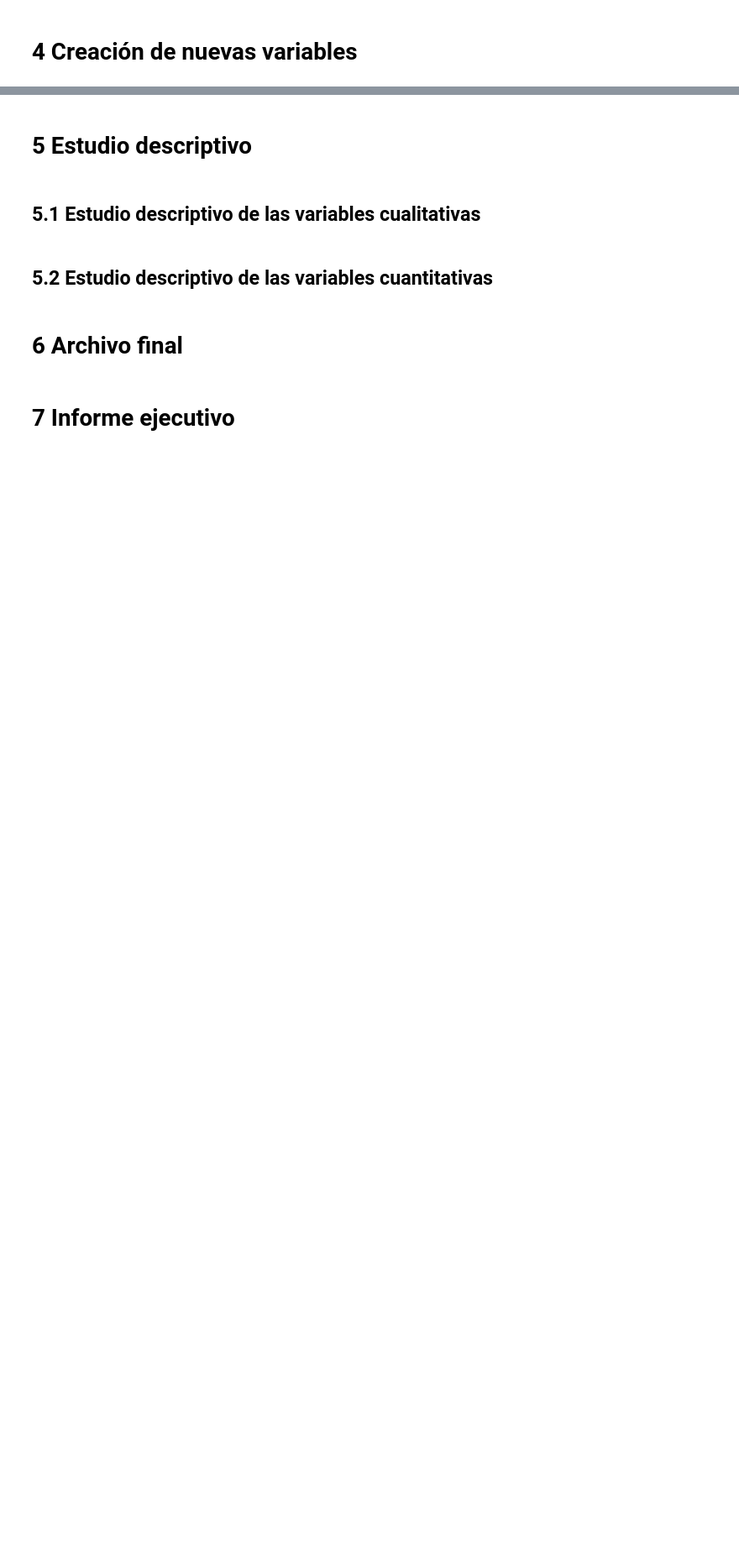
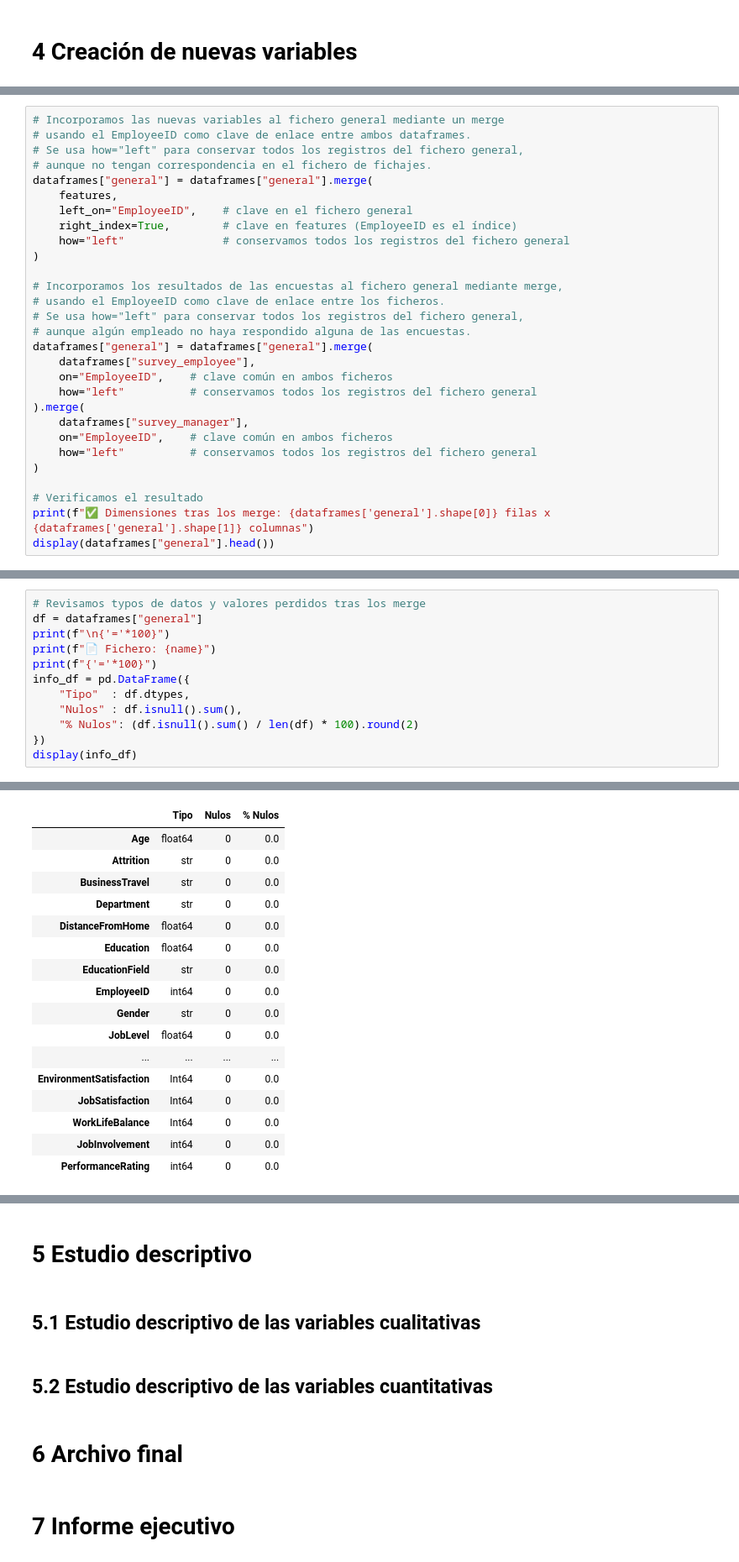
Before and after one commit to sangoumr/People_Analitics, a Jupyter notebook: EDA.ipynb, the cells around one changed output, grey strips where cells are left out. Shown at 84% size. Drawn from its saved outputs; the diff is of its cells as text; blank space fills up the shorter version.

Commit message:
Update Imputación de valores

```diff
--- a/EDA.ipynb
+++ b/EDA.ipynb
@@ -663,0 +794,29 @@ Estadísticos descriptivos tras la imputación:
+# %%
+# Incorporamos las nuevas variables al fichero general mediante un merge
+# usando el EmployeeID como clave de enlace entre ambos dataframes.
+# Se usa how="left" para conservar todos los registros del fichero general,
+# aunque no tengan correspondencia en el fichero de fichajes.
+dataframes["general"] = dataframes["general"].merge(
+    features,
+    left_on="EmployeeID",    # clave en el fichero general
+    right_index=True,        # clave en features (EmployeeID es el índice)
+    how="left"               # conservamos todos los registros del fichero general
+)
+
+# Incorporamos los resultados de las encuestas al fichero general mediante merge,
+# usando el EmployeeID como clave de enlace entre los ficheros.
+# Se usa how="left" para conservar todos los registros del fichero general,
+# aunque algún empleado no haya respondido alguna de las encuestas.
+dataframes["general"] = dataframes["general"].merge(
+    dataframes["survey_employee"],
+    on="EmployeeID",    # clave común en ambos ficheros
+    how="left"          # conservamos todos los registros del fichero general
+).merge(
+    dataframes["survey_manager"],
+    on="EmployeeID",    # clave común en ambos ficheros
+    how="left"          # conservamos todos los registros del fichero general
+)
+
+# Verificamos el resultado
+print(f"✅ Dimensiones tras los merge: {dataframes['general'].shape[0]} filas x {dataframes['general'].shape[1]} columnas")
+display(dataframes["general"].head())
@@ -663,0 +835,13 @@ Estadísticos descriptivos tras la imputación:
+# %%
+# Revisamos typos de datos y valores perdidos tras los merge
+df = dataframes["general"]
+print(f"\n{'='*100}")
+print(f"📄 Fichero: {name}")
+print(f"{'='*100}")
+info_df = pd.DataFrame({
+    "Tipo"  : df.dtypes,
+    "Nulos" : df.isnull().sum(),
+    "% Nulos": (df.isnull().sum() / len(df) * 100).round(2)
+})
+display(info_df)
+# %% [output]
@@ -663,0 +851,17 @@ Estadísticos descriptivos tras la imputación:
+|  | Tipo | Nulos | % Nulos |
+| Age | float64 | 0 | 0.0 |
+| Attrition | str | 0 | 0.0 |
+| BusinessTravel | str | 0 | 0.0 |
+| Department | str | 0 | 0.0 |
+| DistanceFromHome | float64 | 0 | 0.0 |
+| Education | float64 | 0 | 0.0 |
+| EducationField | str | 0 | 0.0 |
+| EmployeeID | int64 | 0 | 0.0 |
+| Gender | str | 0 | 0.0 |
+| JobLevel | float64 | 0 | 0.0 |
+| ... | ... | ... | ... |
+| EnvironmentSatisfaction | Int64 | 0 | 0.0 |
+| JobSatisfaction | Int64 | 0 | 0.0 |
+| WorkLifeBalance | Int64 | 0 | 0.0 |
+| JobInvolvement | int64 | 0 | 0.0 |
+| PerformanceRating | int64 | 0 | 0.0 |
```
Also changed, not shown: parts of 10 cells of this notebook.
